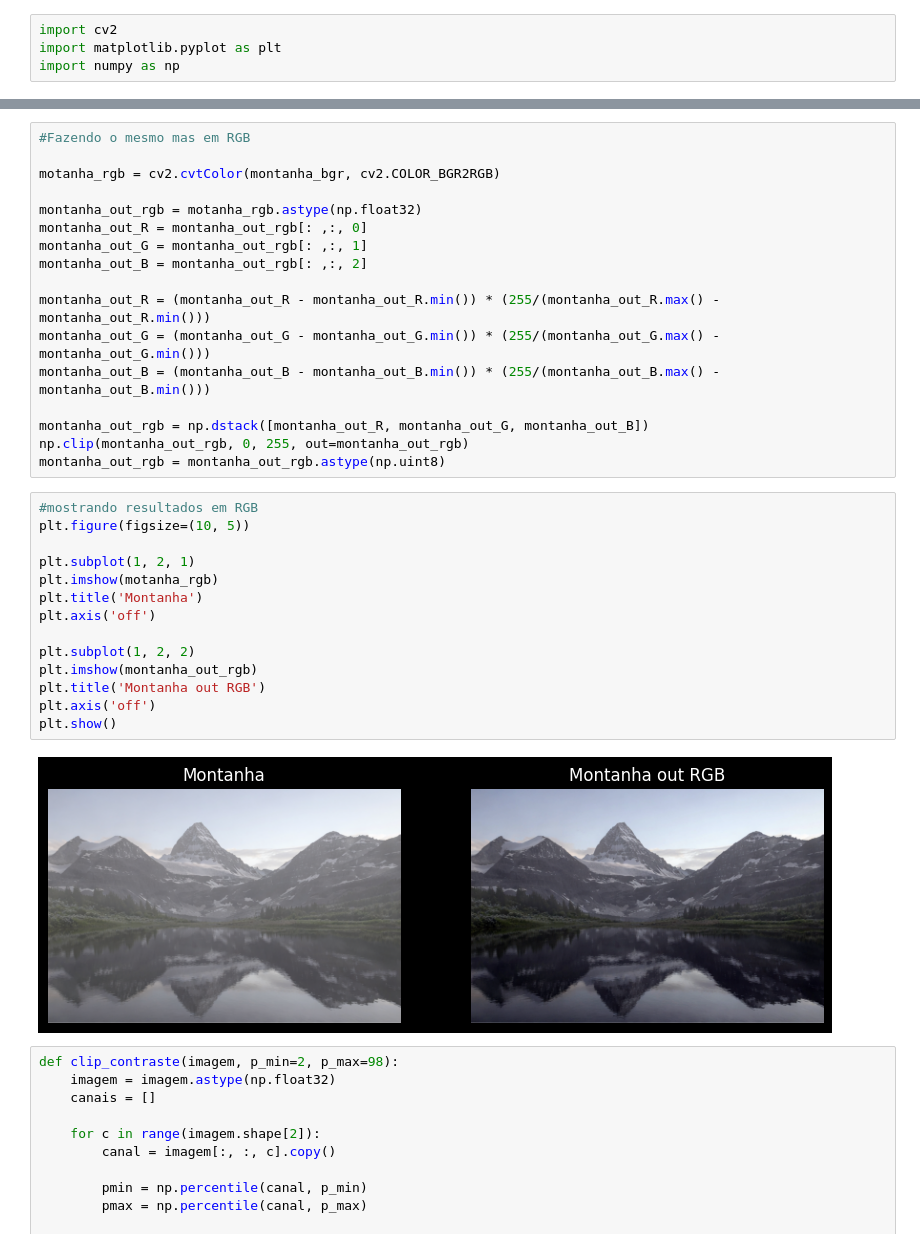
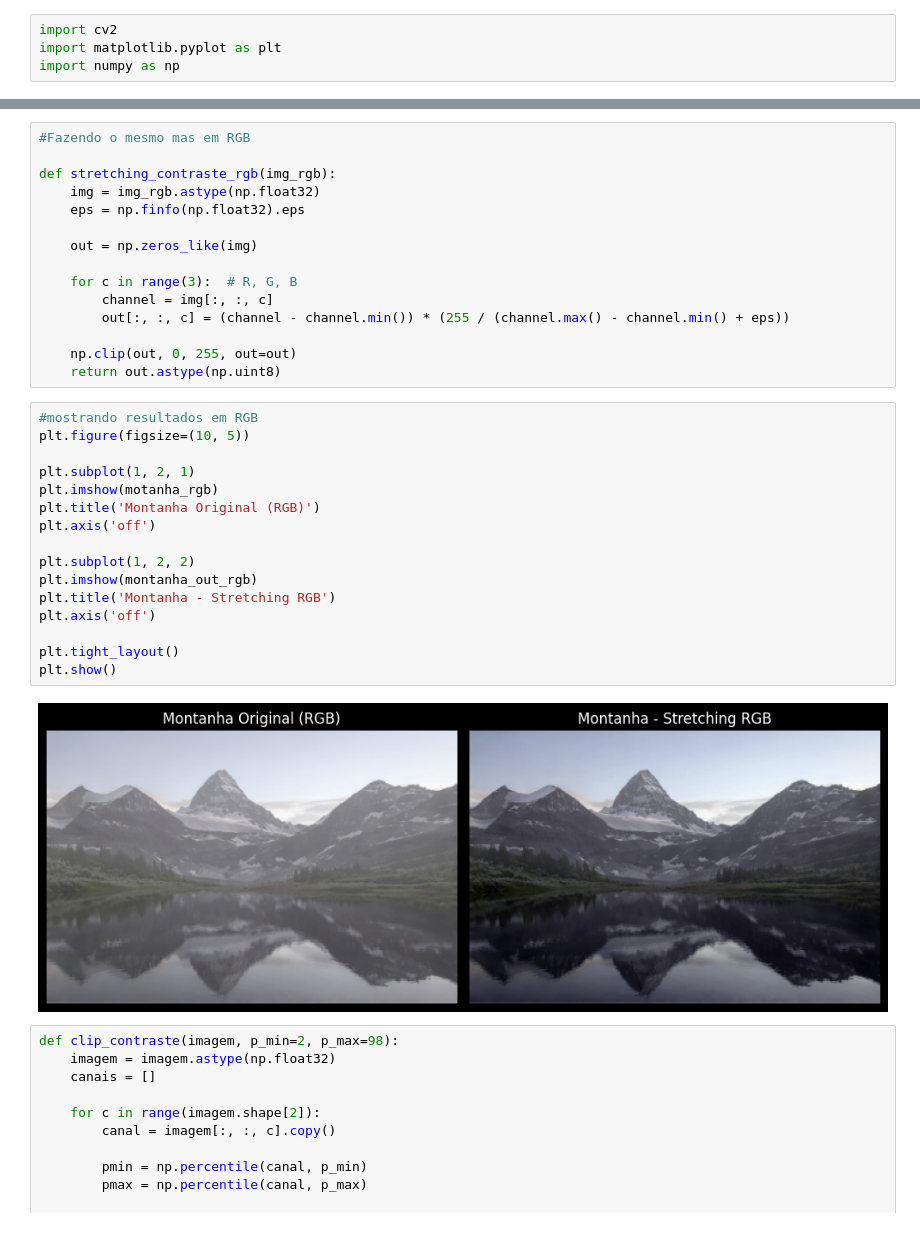
Before and after one commit to Renef13/Atividade_3_PI, a Jupyter notebook: melhoramento.ipynb, the cells around one changed output, grey strips where cells are left out. Saved outputs shown, nothing was run; the diff lists cells and outputs as text.

Commit message:
add algoritmos de melhoramento de contraste

```diff
--- a/melhoramento.ipynb
+++ b/melhoramento.ipynb
@@ -58,36 +46,36 @@ plt.show()
 # %%
 #Fazendo o mesmo mas em RGB
 
-motanha_rgb = cv2.cvtColor(montanha_bgr, cv2.COLOR_BGR2RGB)
+def stretching_contraste_rgb(img_rgb):
+    img = img_rgb.astype(np.float32)
+    eps = np.finfo(np.float32).eps
 
-montanha_out_rgb = motanha_rgb.astype(np.float32)
-montanha_out_R = montanha_out_rgb[: ,:, 0]
-montanha_out_G = montanha_out_rgb[: ,:, 1]
-montanha_out_B = montanha_out_rgb[: ,:, 2]
+    out = np.zeros_like(img)
 
-montanha_out_R = (montanha_out_R - montanha_out_R.min()) * (255/(montanha_out_R.max() - montanha_out_R.min()))
-montanha_out_G = (montanha_out_G - montanha_out_G.min()) * (255/(montanha_out_G.max() - montanha_out_G.min()))
-montanha_out_B = (montanha_out_B - montanha_out_B.min()) * (255/(montanha_out_B.max() - montanha_out_B.min()))
+    for c in range(3):  # R, G, B
+        channel = img[:, :, c]
+        out[:, :, c] = (channel - channel.min()) * (255 / (channel.max() - channel.min() + eps))
 
-montanha_out_rgb = np.dstack([montanha_out_R, montanha_out_G, montanha_out_B])
-np.clip(montanha_out_rgb, 0, 255, out=montanha_out_rgb)
-montanha_out_rgb = montanha_out_rgb.astype(np.uint8)
+    np.clip(out, 0, 255, out=out)
+    return out.astype(np.uint8)
 # %%
 #mostrando resultados em RGB
 plt.figure(figsize=(10, 5))
 
 plt.subplot(1, 2, 1)
 plt.imshow(motanha_rgb)
-plt.title('Montanha')
+plt.title('Montanha Original (RGB)')
 plt.axis('off')
 
 plt.subplot(1, 2, 2)
 plt.imshow(montanha_out_rgb)
-plt.title('Montanha out RGB')
+plt.title('Montanha - Stretching RGB')
 plt.axis('off')
+
+plt.tight_layout()
 plt.show()
 # %% [output]
-[figure, old version]
+[figure, new version]
 # %%
 def clip_contraste(imagem, p_min=2, p_max=98):
     imagem = imagem.astype(np.float32)
```
Also changed, not shown: parts of 6 cells of this notebook.
